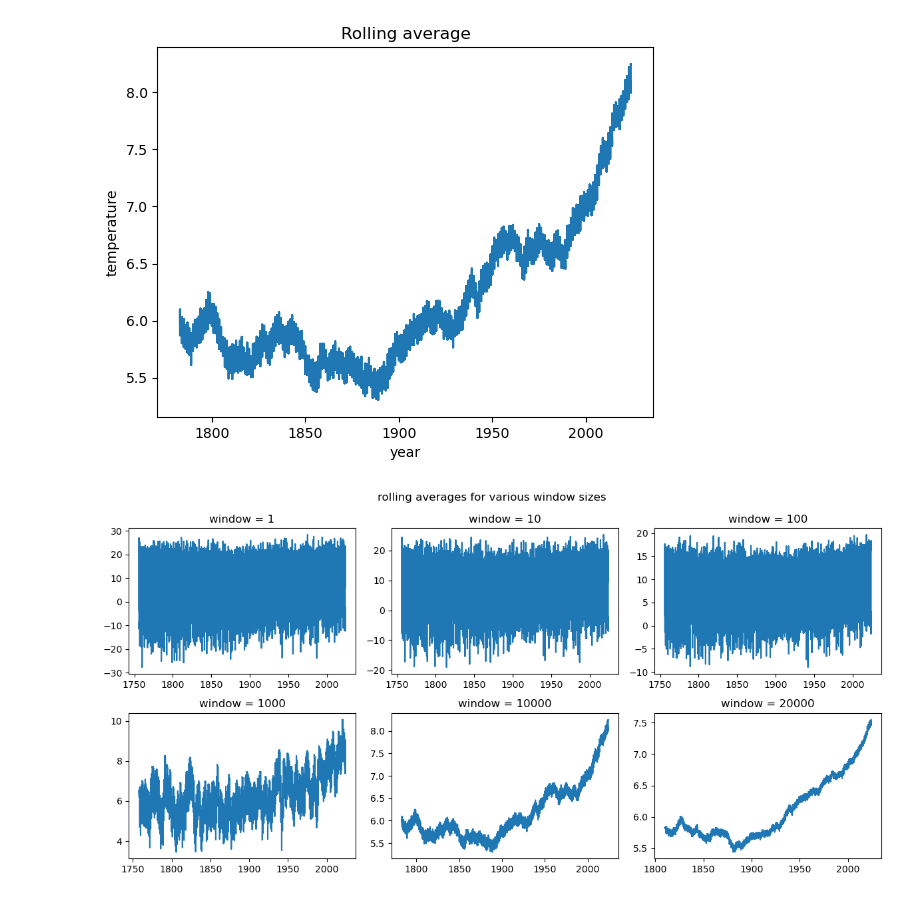
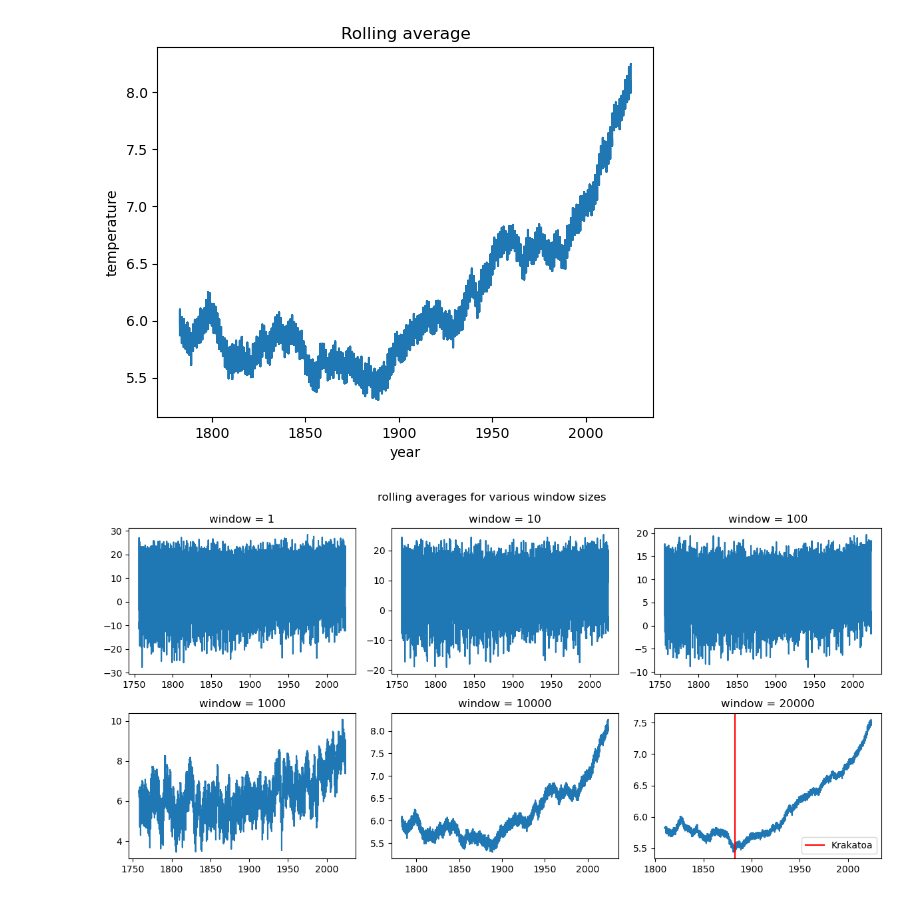
Before and after one commit to ravikoka/rcphy, a Jupyter notebook: hw4_temperature_stockholm.ipynb, the cells around one changed output. Cells and saved outputs as stored; diff of their text form; code cells hidden in the pictures.

Commit message:
added krakatoa

```diff
--- a/hw4_temperature_stockholm.ipynb
+++ b/hw4_temperature_stockholm.ipynb
@@ -179,21 +185,24 @@ Text(0.5, 1.0, 'Rolling average')
 # %%
 fig, axs = plt.subplots(2, 3, figsize=(12, 6))
 windows = [1, 10, 100, 1000, 10000, 20000]
 
 for window, ax in zip(windows, axs.ravel()):
     df = pd.read_csv('stockholm_daily_mean_temperature.csv')
     df.set_index('date')
     df['date'] = pd.to_datetime(df['date'])
 
     df = df[df['raw'] > -200]
 
     df['rolling average'] = df['raw'].rolling(window=window).mean()
 
     ax.plot(df.dropna()['date'].dt.year, df.dropna()['rolling average'])
 
     ax.set_title(f'window = {window}')
 
+axs[1][2].axvline(x=1883, c='r', label='Krakatoa')
+axs[1][2].legend(loc='lower right')
+
 fig.suptitle('rolling averages for various window sizes')
 fig.tight_layout()
 # %% [output]
-[figure, old version]
+[figure, new version]
```
Also changed, not shown: parts of 3 cells of this notebook.
